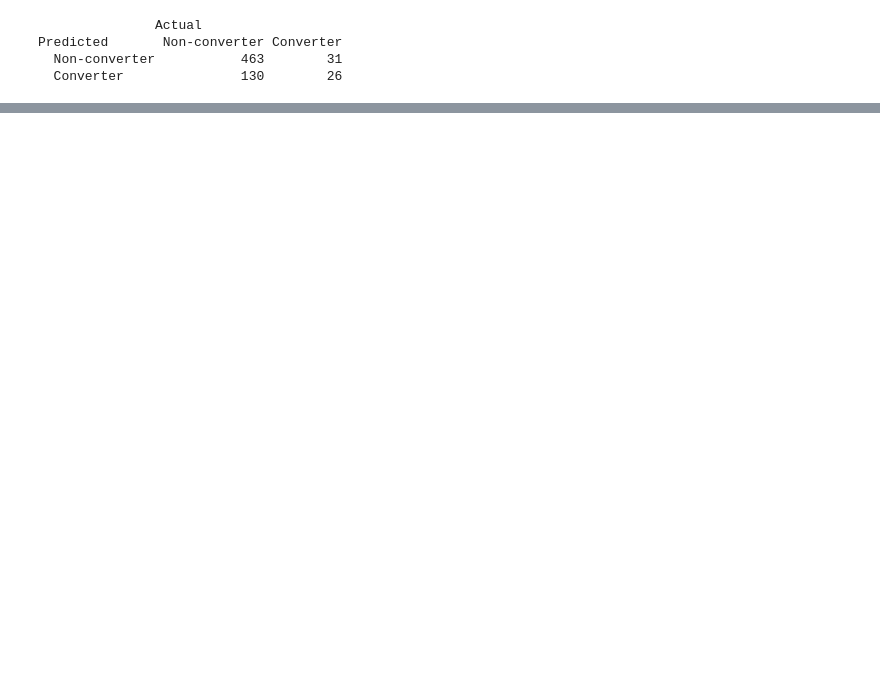
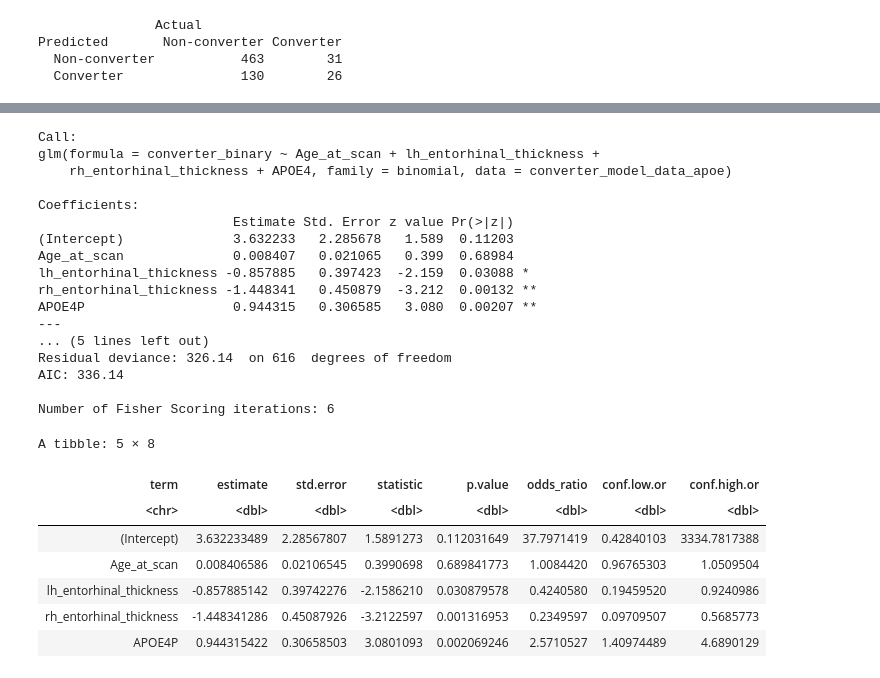
Before and after one commit to ACastellana0629/AD_onboarding, a Jupyter notebook: R_analysis/Analysis.ipynb, the cells around one changed output, grey strips where cells are left out. Saved outputs shown, nothing was run; the diff lists cells and outputs as text; code cells hidden in the pictures; blank space fills up the shorter version.

```diff
--- a/R_analysis/Analysis.ipynb
+++ b/R_analysis/Analysis.ipynb
@@ -1801,0 +1803,61 @@ Predicted       Non-converter Converter
+# %%
+# ============================================================
+# Step 18: Converter model with entorhinal thickness + APOE4
+# ============================================================
+
+converter_model_data_apoe <- analysis_converter %>%
+  select(
+    converter_binary,
+    Age_at_scan,
+    APOE4,
+    lh_entorhinal_thickness,
+    rh_entorhinal_thickness
+  ) %>%
+  drop_na() %>%
+  mutate(
+    APOE4 = factor(APOE4)
+  )
+
+converter_glm_ent_apoe <- glm(
+  converter_binary ~ Age_at_scan +
+    lh_entorhinal_thickness +
+    rh_entorhinal_thickness +
+    APOE4,
+  data = converter_model_data_apoe,
+  family = binomial
+)
+
+summary(converter_glm_ent_apoe)
+
+broom::tidy(converter_glm_ent_apoe) %>%
+  mutate(
+    odds_ratio = exp(estimate),
+    conf.low.or = exp(estimate - 1.96 * std.error),
+    conf.high.or = exp(estimate + 1.96 * std.error)
+  )
+# %% [output]
+Call:
+glm(formula = converter_binary ~ Age_at_scan + lh_entorhinal_thickness +
+    rh_entorhinal_thickness + APOE4, family = binomial, data = converter_model_data_apoe)
+
+Coefficients:
+                         Estimate Std. Error z value Pr(>|z|)
+(Intercept)              3.632233   2.285678   1.589  0.11203
+Age_at_scan              0.008407   0.021065   0.399  0.68984
+lh_entorhinal_thickness -0.857885   0.397423  -2.159  0.03088 *
+rh_entorhinal_thickness -1.448341   0.450879  -3.212  0.00132 **
+APOE4P                   0.944315   0.306585   3.080  0.00207 **
+---
+... (5 lines left out)
+Residual deviance: 326.14  on 616  degrees of freedom
+AIC: 336.14
+
+Number of Fisher Scoring iterations: 6
+A tibble: 5 × 8
+| term | estimate | std.error | statistic | p.value | odds_ratio | conf.low.or | conf.high.or |
+| <chr> | <dbl> | <dbl> | <dbl> | <dbl> | <dbl> | <dbl> | <dbl> |
+| (Intercept) | 3.632233489 | 2.28567807 | 1.5891273 | 0.112031649 | 37.7971419 | 0.42840103 | 3334.7817388 |
+| Age_at_scan | 0.008406586 | 0.02106545 | 0.3990698 | 0.689841773 | 1.0084420 | 0.96765303 | 1.0509504 |
+| lh_entorhinal_thickness | -0.857885142 | 0.39742276 | -2.1586210 | 0.030879578 | 0.4240580 | 0.19459520 | 0.9240986 |
+| rh_entorhinal_thickness | -1.448341286 | 0.45087926 | -3.2122597 | 0.001316953 | 0.2349597 | 0.09709507 | 0.5685773 |
+| APOE4P | 0.944315422 | 0.30658503 | 3.0801093 | 0.002069246 | 2.5710527 | 1.40974489 | 4.6890129 |
```
Also changed, not shown: parts of 20 cells of this notebook.
